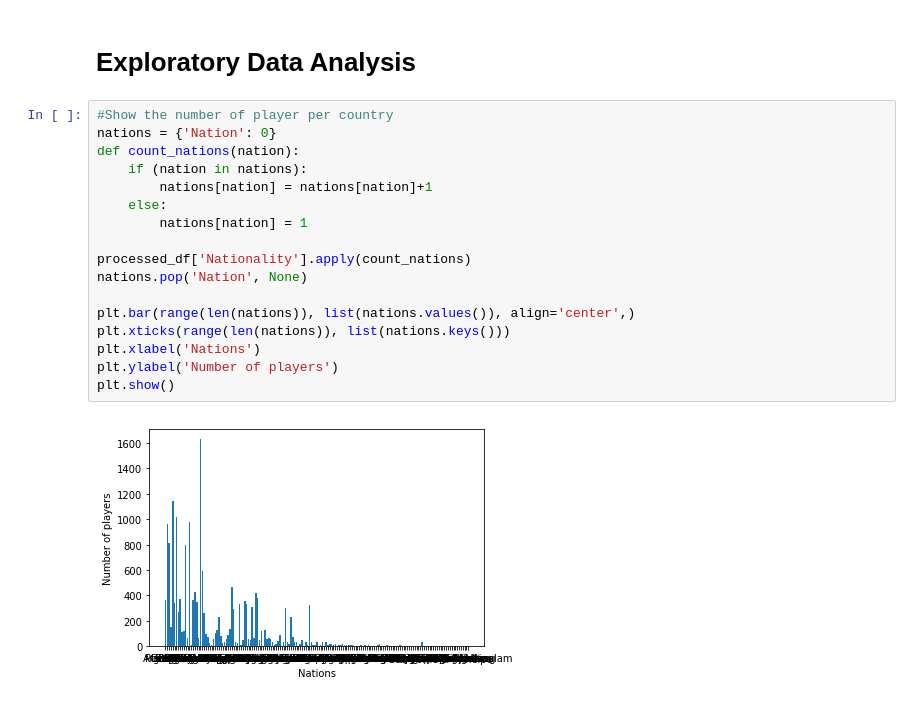
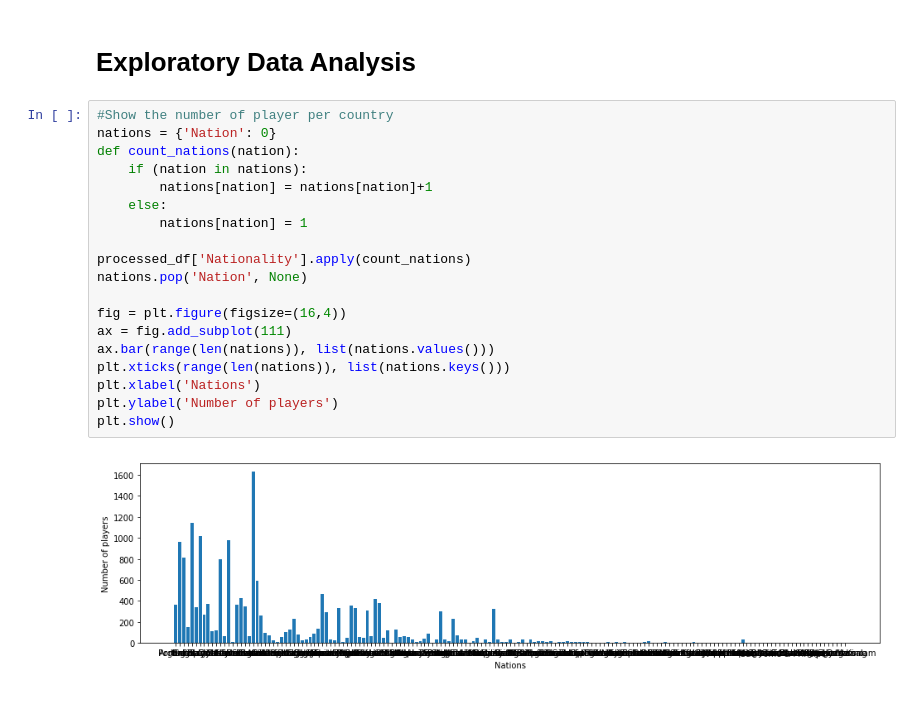
Before and after one commit to Fournierp/Fifa18, a Jupyter notebook: Fifa 18 Model.ipynb, the cells around one changed output. Drawn from its saved outputs; the diff is of its cells as text.

Commit message:
Changed graph size

```diff
--- a/Fifa 18 Model.ipynb
+++ b/Fifa 18 Model.ipynb
@@ -93,22 +97,24 @@ processed_df['ST'] = processed_df['ST'].apply(strToInt)
 # %%
 #Show the number of player per country
 nations = {'Nation': 0}
 def count_nations(nation):
     if (nation in nations):
         nations[nation] = nations[nation]+1
     else:
         nations[nation] = 1
 
 processed_df['Nationality'].apply(count_nations)
 nations.pop('Nation', None)
 
-plt.bar(range(len(nations)), list(nations.values()), align='center',)
+fig = plt.figure(figsize=(16,4))
+ax = fig.add_subplot(111)
+ax.bar(range(len(nations)), list(nations.values()))
 plt.xticks(range(len(nations)), list(nations.keys()))
 plt.xlabel('Nations')
 plt.ylabel('Number of players')
 plt.show()
 # %% [output]
-[figure, old version]
+[figure, new version]
 # %%
 continent_list = {
     'Africa' : ['Algeria','Angola','Benin','Botswana','Burkina','Burundi','Cameroon','Cape Verde','Central African Republic','Chad','Comoros','Congo','DR Congo','Djibouti','Egypt','Equatorial Guinea','Eritrea','Ethiopia','Gabon','Gambia','Ghana','Guinea','Guinea Bissau','Ivory Coast','Kenya','Lesotho','Liberia','Libya','Madagascar','Malawi','Mali','Mauritania','Mauritius','Morocco','Mozambique','Namibia','Niger','Nigeria','Rwanda','Sao Tome and Principe','Senegal','Seychelles','Sierra Leone','Somalia','South Africa','South Sudan','Sudan','Swaziland','Tanzania','Togo','Tunisia','Uganda','Zambia','Zimbabwe','Burkina Faso'],
```
Also changed, not shown: parts of 12 cells of this notebook.
